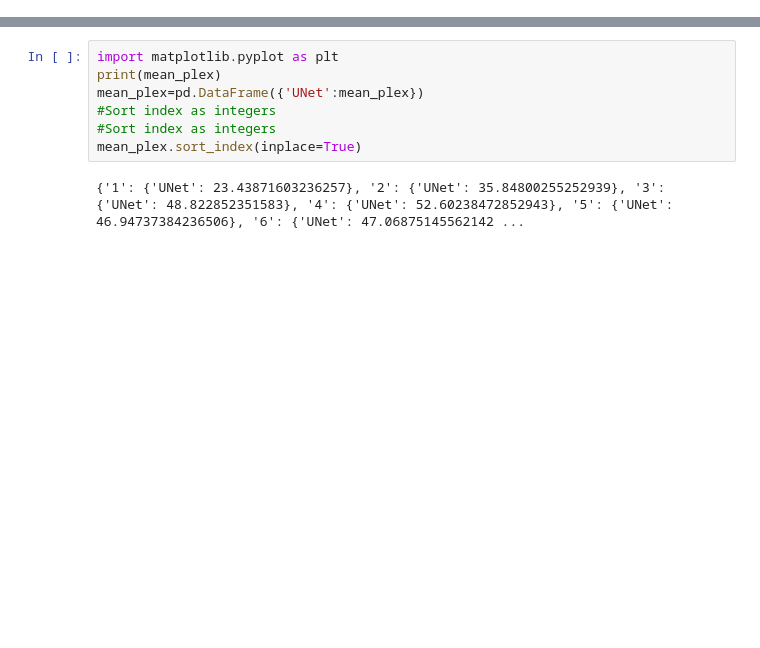
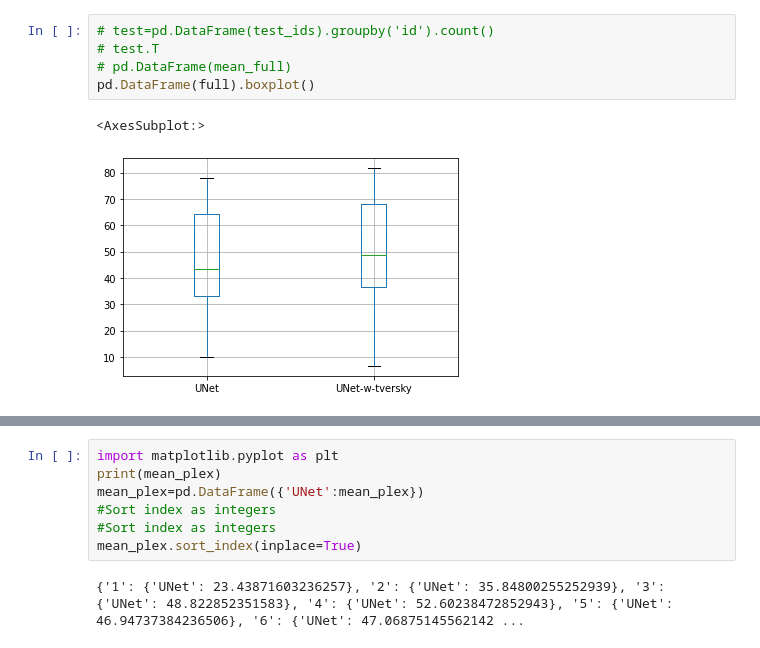
Before and after one commit to nathandecaux/DeepSeg, a Jupyter notebook: benchmark/get_results.ipynb, the cells around one changed output, grey strips where cells are left out. Drawn from its saved outputs; the diff is of its cells as text; blank space fills up the shorter version.

```diff
--- a/benchmark/get_results.ipynb
+++ b/benchmark/get_results.ipynb
@@ -81,0 +74,8 @@ pd.concat(mean_plex.values(),axis=1,keys=mean_plex.keys()).to_excel('truc.xlsx')
+# %%
+# test=pd.DataFrame(test_ids).groupby('id').count()
+# test.T
+# pd.DataFrame(mean_full)
+pd.DataFrame(full).boxplot()
+# %% [output]
+<AxesSubplot:>
+[figure, added]
```
Also changed, not shown: parts of 3 cells of this notebook, 6 other files.
